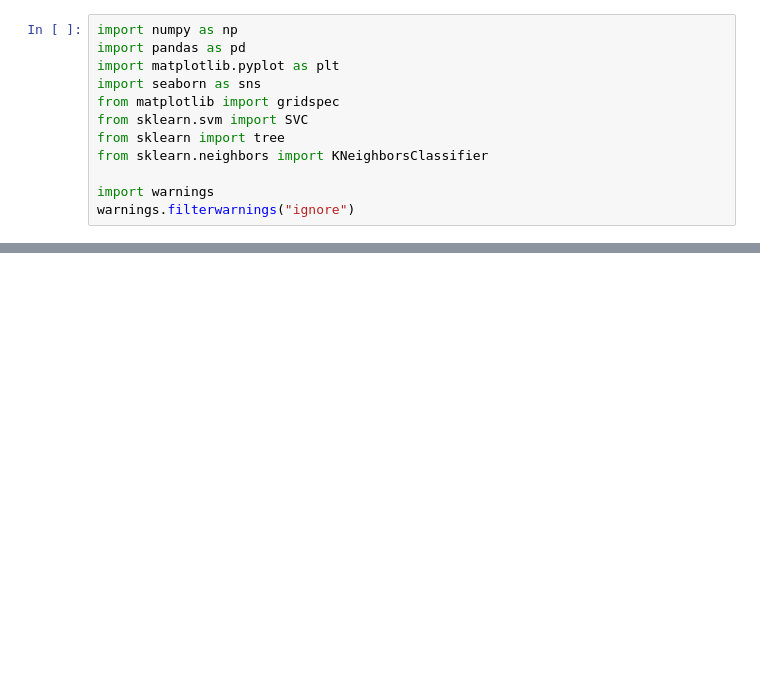
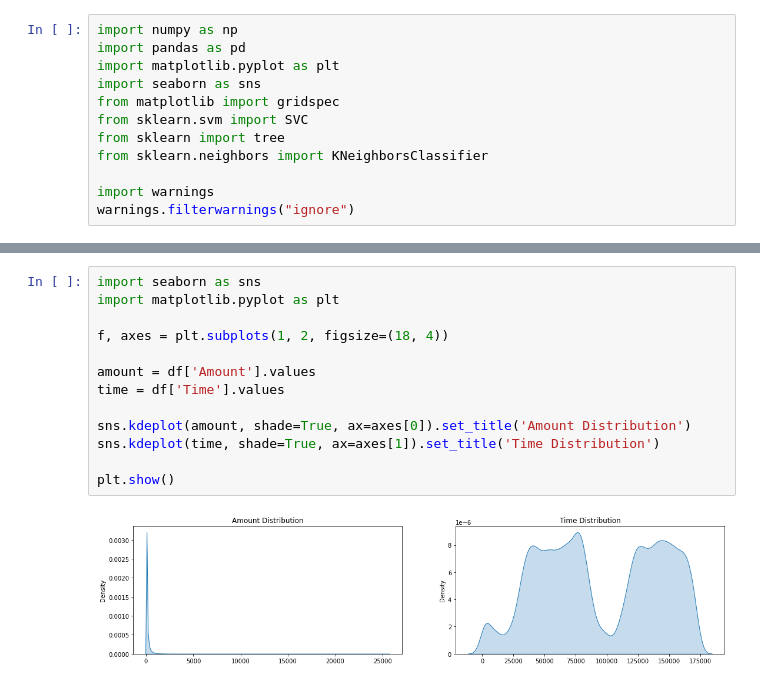
Before and after one commit to rodeketan/CC_Fraud_Detector, a Jupyter notebook: code_1.ipynb, the cells around one changed output, grey strips where cells are left out. Cells and saved outputs as stored; diff of their text form; blank space fills up the shorter version.

```diff
--- a/code_1.ipynb
+++ b/code_1.ipynb
@@ -359,0 +55,15 @@ res_table_2
+# %%
+import seaborn as sns
+import matplotlib.pyplot as plt
+
+f, axes = plt.subplots(1, 2, figsize=(18, 4))
+
+amount = df['Amount'].values
+time = df['Time'].values
+
+sns.kdeplot(amount, shade=True, ax=axes[0]).set_title('Amount Distribution')
+sns.kdeplot(time, shade=True, ax=axes[1]).set_title('Time Distribution')
+
+plt.show()
+# %% [output]
+[figure, added]
```
Also changed, not shown: parts of 58 cells of this notebook.
